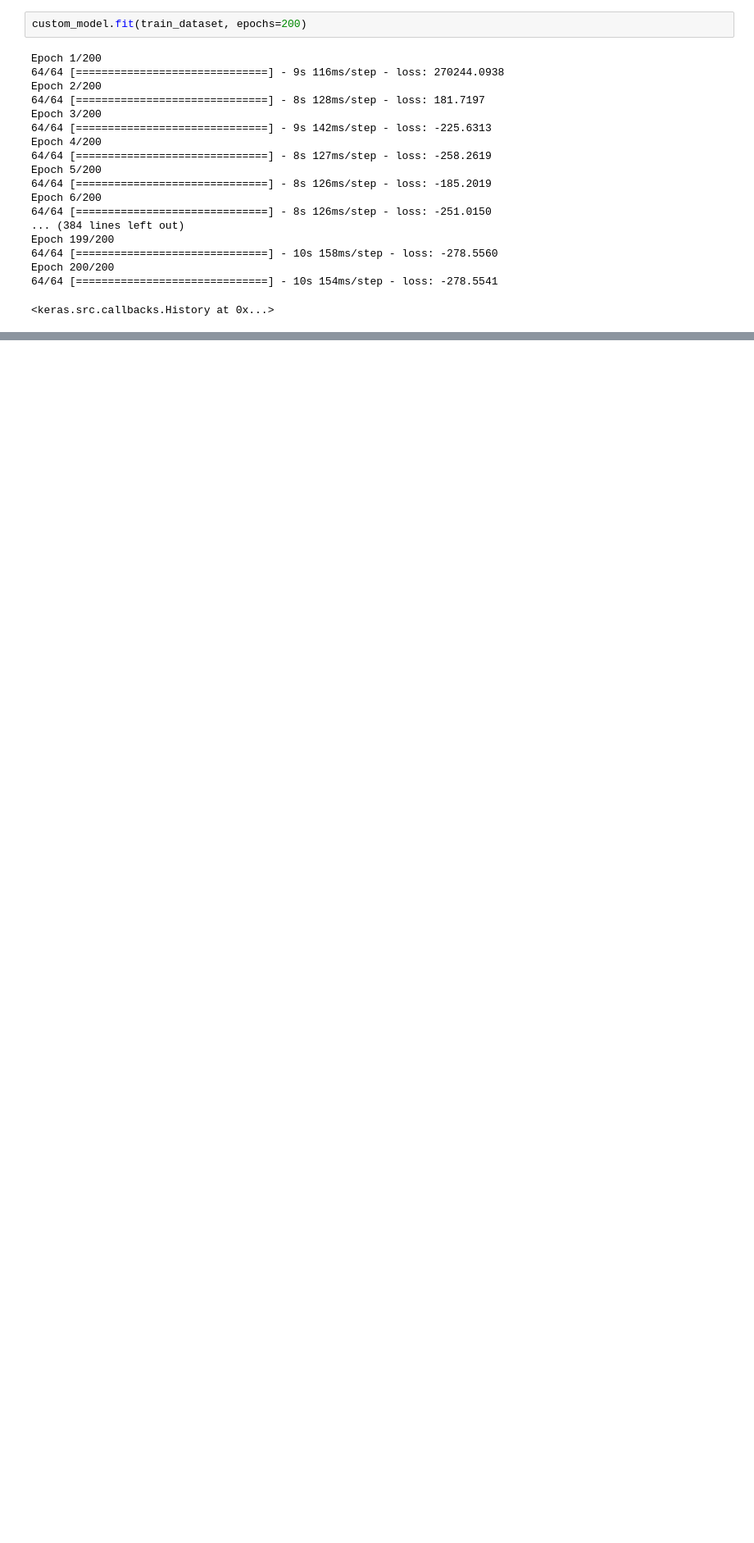
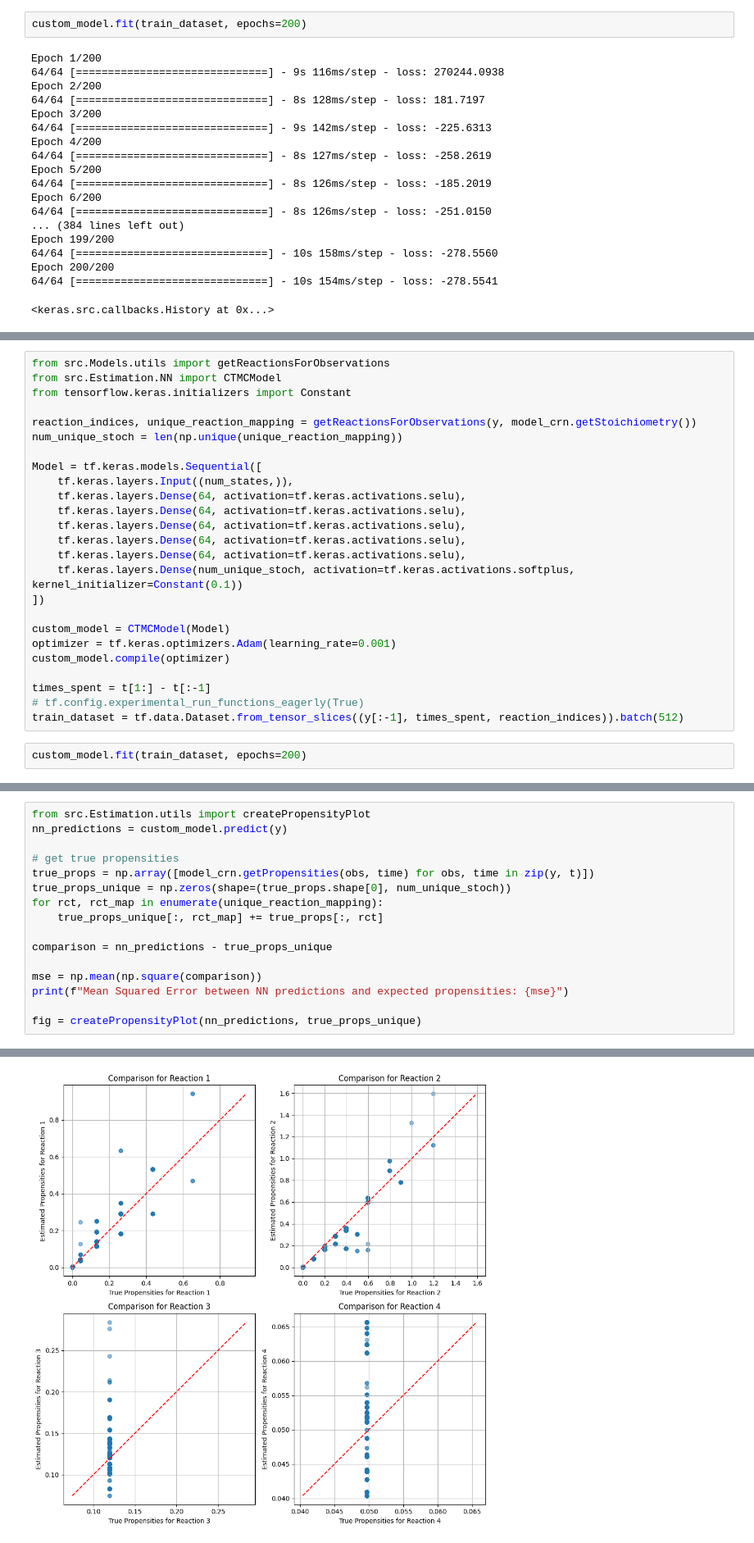
Before and after one commit to Mijan/NN-CTMC, a Jupyter notebook: Jupyter_notebooks/NN.ipynb, the cells around one changed output, grey strips where cells are left out. Shown at 82% size. Saved outputs shown, nothing was run; the diff lists cells and outputs as text; blank space fills up the shorter version.

Commit message:
added chemical reaction network model to NN

```diff
--- a/Jupyter_notebooks/NN.ipynb
+++ b/Jupyter_notebooks/NN.ipynb
@@ -179,0 +190,27 @@ Mean Squared Error between NN predictions and expected propensities: 4.979222657
+# %%
+from src.Models.utils import getReactionsForObservations
+from src.Estimation.NN import CTMCModel
+from tensorflow.keras.initializers import Constant
+
+reaction_indices, unique_reaction_mapping = getReactionsForObservations(y, model_crn.getStoichiometry())
+num_unique_stoch = len(np.unique(unique_reaction_mapping))
+
+Model = tf.keras.models.Sequential([
+    tf.keras.layers.Input((num_states,)),
+    tf.keras.layers.Dense(64, activation=tf.keras.activations.selu),
+    tf.keras.layers.Dense(64, activation=tf.keras.activations.selu),
+    tf.keras.layers.Dense(64, activation=tf.keras.activations.selu),
+    tf.keras.layers.Dense(64, activation=tf.keras.activations.selu),
+    tf.keras.layers.Dense(64, activation=tf.keras.activations.selu),
+    tf.keras.layers.Dense(num_unique_stoch, activation=tf.keras.activations.softplus, kernel_initializer=Constant(0.1))
+])
+
+custom_model = CTMCModel(Model)
+optimizer = tf.keras.optimizers.Adam(learning_rate=0.001)
+custom_model.compile(optimizer)
+
+times_spent = t[1:] - t[:-1]
+# tf.config.experimental_run_functions_eagerly(True)
+train_dataset = tf.data.Dataset.from_tensor_slices((y[:-1], times_spent, reaction_indices)).batch(512)
+# %%
+custom_model.fit(train_dataset, epochs=200)
@@ -179,0 +236,17 @@ Mean Squared Error between NN predictions and expected propensities: 4.979222657
+# %%
+from src.Estimation.utils import createPropensityPlot
+nn_predictions = custom_model.predict(y)
+
+# get true propensities
+true_props = np.array([model_crn.getPropensities(obs, time) for obs, time in zip(y, t)])
+true_props_unique = np.zeros(shape=(true_props.shape[0], num_unique_stoch))
+for rct, rct_map in enumerate(unique_reaction_mapping):
+    true_props_unique[:, rct_map] += true_props[:, rct]
+
+comparison = nn_predictions - true_props_unique
+
+mse = np.mean(np.square(comparison))
+print(f"Mean Squared Error between NN predictions and expected propensities: {mse}")
+
+fig = createPropensityPlot(nn_predictions, true_props_unique)
+# %% [output]
@@ -179,0 +255 @@ Mean Squared Error between NN predictions and expected propensities: 4.979222657
+[figure, added]
```
Also changed, not shown: parts of 5 cells of this notebook.
